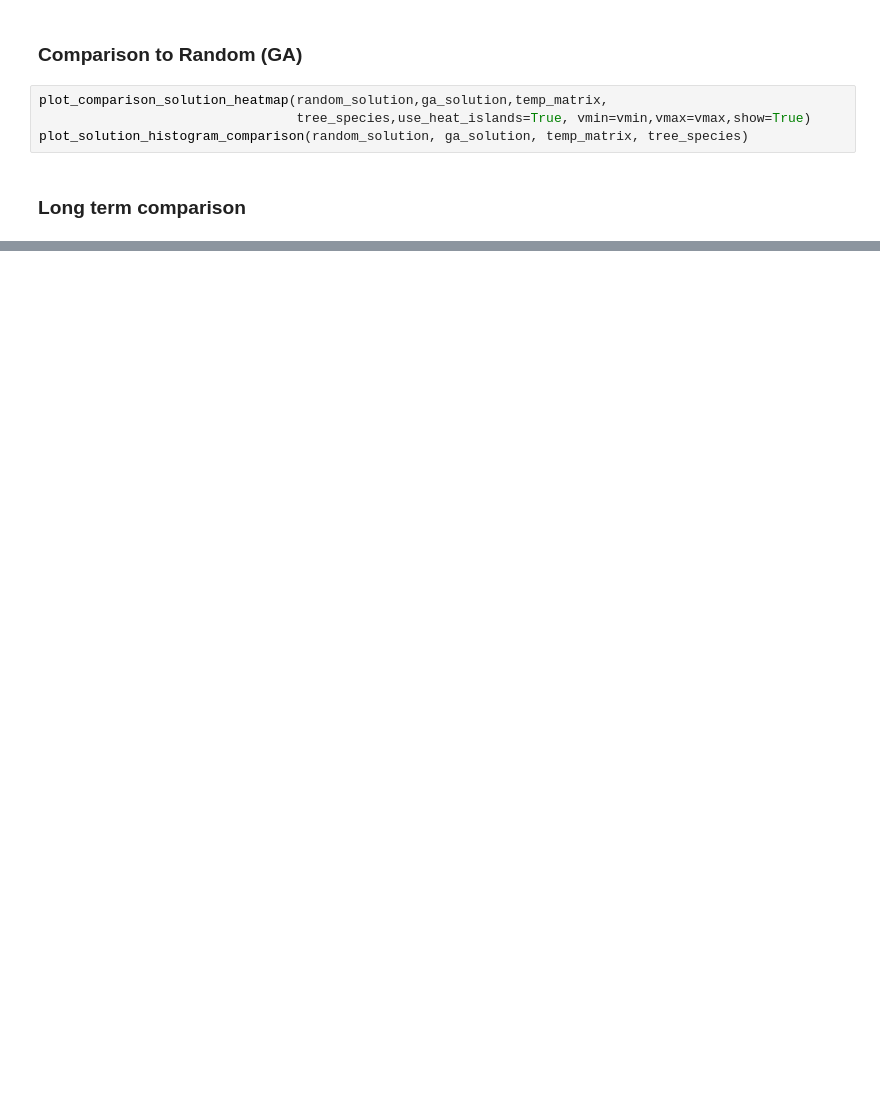
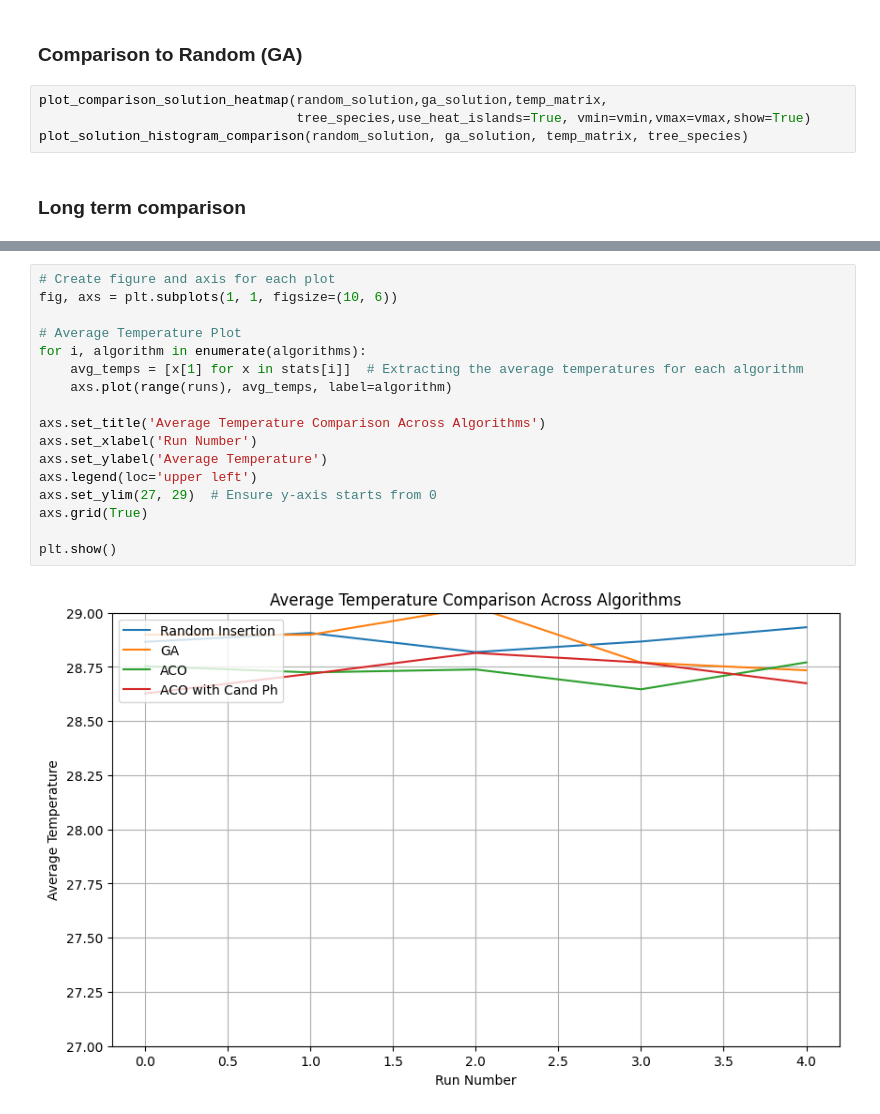
Before and after one commit to liooxes/CO3, a Jupyter notebook: UHI_zeltnwil.ipynb, the cells around one changed output, grey strips where cells are left out. Drawn from its saved outputs; the diff is of its cells as text; blank space fills up the shorter version.

```diff
--- a/UHI_zeltnwil.ipynb
+++ b/UHI_zeltnwil.ipynb
@@ -1286,0 +1186,19 @@ plt.show()
+# %%
+# Create figure and axis for each plot
+fig, axs = plt.subplots(1, 1, figsize=(10, 6))
+
+# Average Temperature Plot
+for i, algorithm in enumerate(algorithms):
+    avg_temps = [x[1] for x in stats[i]]  # Extracting the average temperatures for each algorithm
+    axs.plot(range(runs), avg_temps, label=algorithm)
+
+axs.set_title('Average Temperature Comparison Across Algorithms')
+axs.set_xlabel('Run Number')
+axs.set_ylabel('Average Temperature')
+axs.legend(loc='upper left')
+axs.set_ylim(27, 29)  # Ensure y-axis starts from 0
+axs.grid(True)
+
+plt.show()
+# %% [output]
+[figure, added]
```
Also changed, not shown: parts of 15 cells of this notebook.
